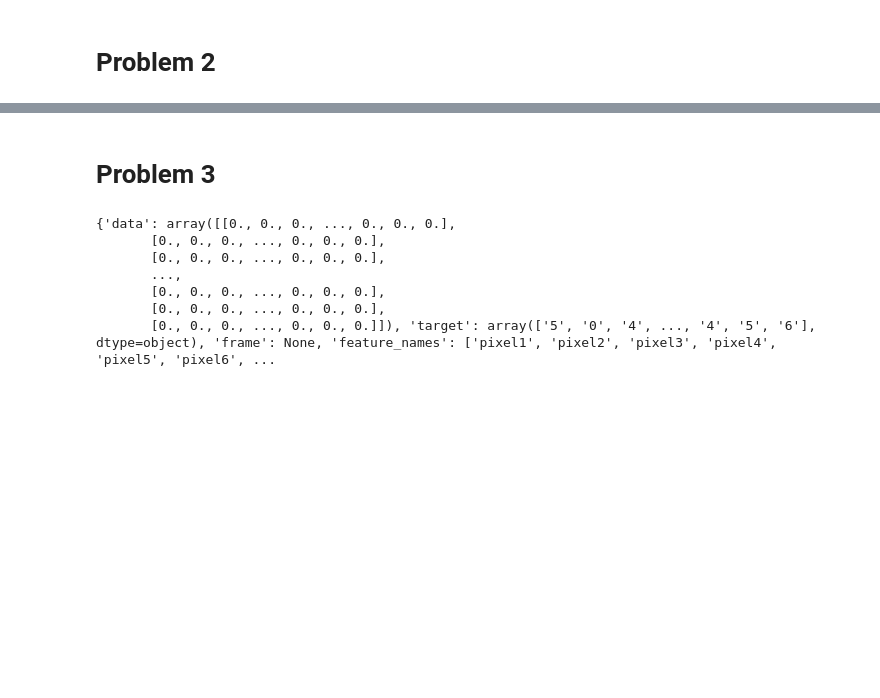
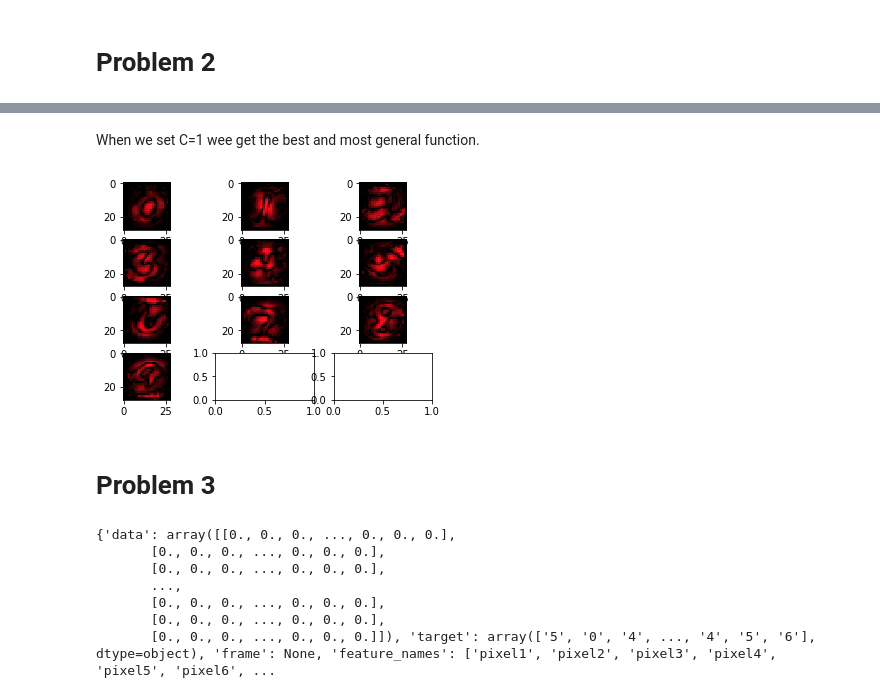
Before and after one commit to aannestrand/DSLabRats, a Jupyter notebook: Lab4/Lab4.ipynb, the cells around one changed output, grey strips where cells are left out. Saved outputs shown, nothing was run; the diff lists cells and outputs as text; code cells hidden in the pictures; blank space fills up the shorter version.

```diff
--- a/Lab4/Lab4.ipynb
+++ b/Lab4/Lab4.ipynb
@@ -75,0 +43,9 @@ Accuracy Score: 0.3986
+# %%
+# Optimizing on a subset of training data for speed
+from sklearn.preprocessing import StandardScaler
+
+X_train = StandardScaler().fit_transform(X_train)
+X_test = StandardScaler().fit_transform(X_test)
+
+X_train = X_train[:2000]
+y_train = y_train[:2000]
@@ -76,2 +174,5 @@ Accuracy Score: 0.3986
 # %% [markdown]
 # **Problem** **2**
+# %%
+data = fetch_openml(data_id=554) # get CIFAR-10 data from OpenML
+print(data)
@@ -77,0 +187,12 @@ Accuracy Score: 0.3986
+# %%
+X = data['data']
+y = data['target']
+X_train, X_test, y_train, y_test = train_test_split(X, y, test_size=.25)
+# %%
+# Optimizing on a subset of training data
+X_train = StandardScaler().fit_transform(X_train)
+X_test = StandardScaler().fit_transform(X_test)
+
+X_train = X_train[:2000]
+y_train = y_train[:2000]
+print(X_train.shape)
@@ -78,3 +258,28 @@ Accuracy Score: 0.3986
+# %% [markdown]
+When we set C=1 wee get the best and most general function.
+# %%
+opt_clf = LogisticRegression(C=.01, multi_class='multinomial', penalty='l2', tol=0.01, solver='saga')
+opt_clf.fit(X_train, y_train)
+
+fig, axes = pyplot.subplots(4, 3)
+
+for i, (axes_row) in enumerate(axes):
+
+
+      if (i == 3):
+        coefs = opt_clf.coef_[9]
+
+        axes_row[0].imshow(np.abs(coefs.reshape(28,28)), interpolation='nearest',
+                           cmap='gist_stern', vmax=1, vmin=0)
+      else:
+        coefs = opt_clf.coef_[3*i:3*i+3]
+
+
+        for ax, coef in zip(axes_row, coefs):
+          ax.imshow(np.abs(coef.reshape(28, 28)), interpolation='nearest',
+                    cmap='gist_stern', vmax=1, vmin=0)
+# %% [output]
+[figure, added]
 # %% [markdown]
 # **Problem** **3**
 # %%
```
Also changed, not shown: parts of 9 cells of this notebook, 5 other files.
